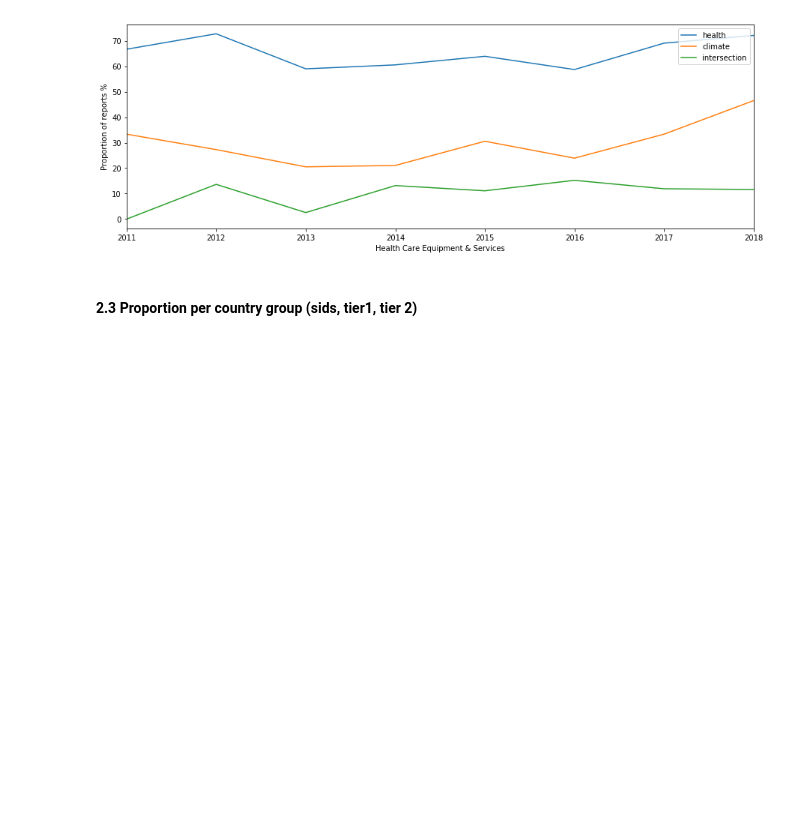
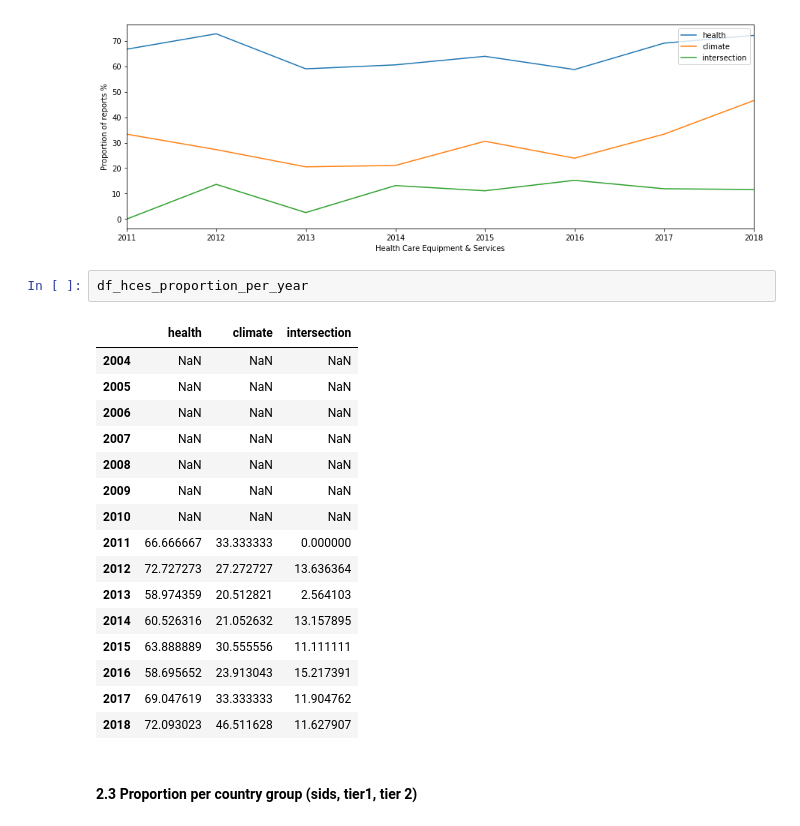
Before and after one commit to sjankin/lancet, a Jupyter notebook: notebooks/Global_Compact_Analysis-2018B.ipynb, the cells around one changed output. Drawn from its saved outputs; the diff is of its cells as text; blank space fills up the shorter version.

```diff
--- a/notebooks/Global_Compact_Analysis-2018B.ipynb
+++ b/notebooks/Global_Compact_Analysis-2018B.ipynb
@@ -656,6 +656,25 @@ ax
 # %% [output]
 <matplotlib.axes._subplots.AxesSubplot at 0x...>
 [figure]
+# %%
+df_hces_proportion_per_year
+# %% [output]
+|  | health | climate | intersection |
+| 2004 | NaN | NaN | NaN |
+| 2005 | NaN | NaN | NaN |
+| 2006 | NaN | NaN | NaN |
+| 2007 | NaN | NaN | NaN |
+| 2008 | NaN | NaN | NaN |
+| 2009 | NaN | NaN | NaN |
+| 2010 | NaN | NaN | NaN |
+| 2011 | 66.666667 | 33.333333 | 0.000000 |
+| 2012 | 72.727273 | 27.272727 | 13.636364 |
+| 2013 | 58.974359 | 20.512821 | 2.564103 |
+| 2014 | 60.526316 | 21.052632 | 13.157895 |
+| 2015 | 63.888889 | 30.555556 | 11.111111 |
+| 2016 | 58.695652 | 23.913043 | 15.217391 |
+| 2017 | 69.047619 | 33.333333 | 11.904762 |
+| 2018 | 72.093023 | 46.511628 | 11.627907 |
 # %% [markdown]
 #### 2.3 Proportion per country group (sids,  tier1,  tier 2)
 # %%
```
Also changed, not shown: parts of 11 cells of this notebook, 1 other file.
